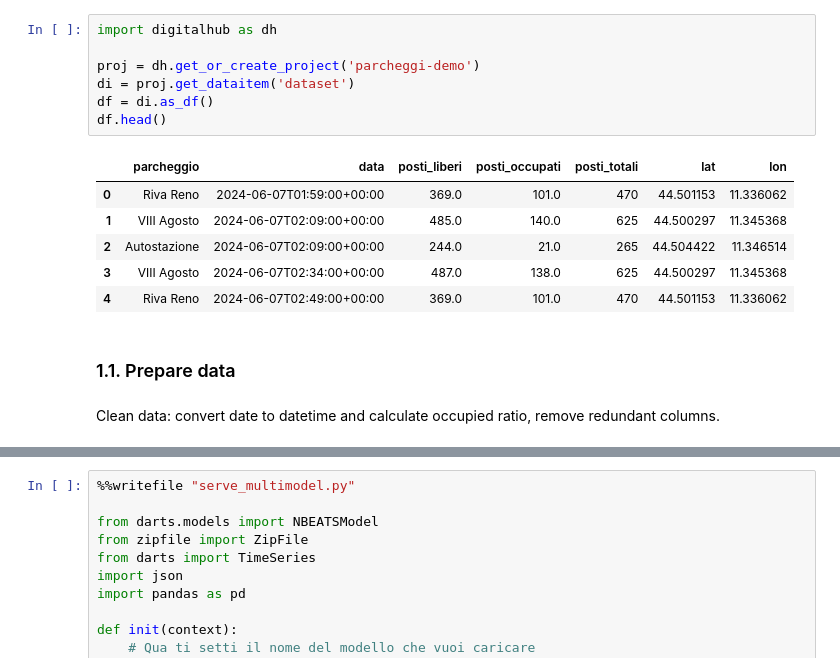
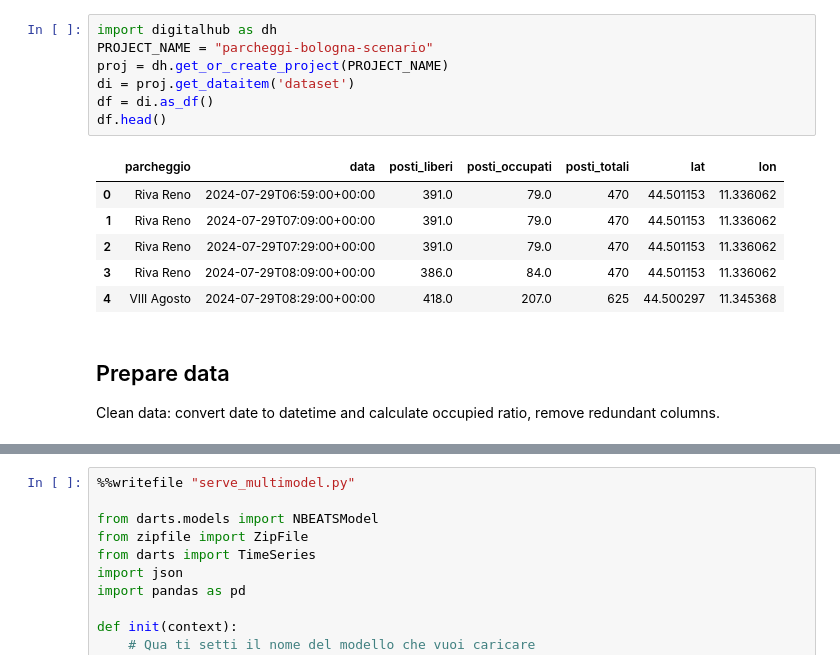
Before and after one commit to tn-aixpa/parkings-demo, a Jupyter notebook: parcheggi_ml.ipynb, the cells around one changed output, grey strips where cells are left out. Saved outputs shown, nothing was run; the diff lists cells and outputs as text.

```diff
--- a/parcheggi_ml.ipynb
+++ b/parcheggi_ml.ipynb
@@ -23,21 +132,20 @@ Requirement already satisfied: appdirs~=1.4.3 in /opt/conda/lib/python3.10/site-
 Note: you may need to restart the kernel to use updated packages.
 # %%
 import digitalhub as dh
-
-proj = dh.get_or_create_project('parcheggi-demo')
+PROJECT_NAME = "parcheggi-bologna-scenario"
+proj = dh.get_or_create_project(PROJECT_NAME)
 di = proj.get_dataitem('dataset')
 df = di.as_df()
 df.head()
 # %% [output]
 |  | parcheggio | data | posti_liberi | posti_occupati | posti_totali | lat | lon |
-| 0 | Riva Reno | 2024-06-07T01:59:00+00:00 | 369.0 | 101.0 | 470 | 44.501153 | 11.336062 |
-| 1 | VIII Agosto | 2024-06-07T02:09:00+00:00 | 485.0 | 140.0 | 625 | 44.500297 | 11.345368 |
-| 2 | Autostazione | 2024-06-07T02:09:00+00:00 | 244.0 | 21.0 | 265 | 44.504422 | 11.346514 |
-| 3 | VIII Agosto | 2024-06-07T02:34:00+00:00 | 487.0 | 138.0 | 625 | 44.500297 | 11.345368 |
-| 4 | Riva Reno | 2024-06-07T02:49:00+00:00 | 369.0 | 101.0 | 470 | 44.501153 | 11.336062 |
+| 0 | Riva Reno | 2024-07-29T06:59:00+00:00 | 391.0 | 79.0 | 470 | 44.501153 | 11.336062 |
+| 1 | Riva Reno | 2024-07-29T07:09:00+00:00 | 391.0 | 79.0 | 470 | 44.501153 | 11.336062 |
+| 2 | Riva Reno | 2024-07-29T07:29:00+00:00 | 391.0 | 79.0 | 470 | 44.501153 | 11.336062 |
+| 3 | Riva Reno | 2024-07-29T08:09:00+00:00 | 386.0 | 84.0 | 470 | 44.501153 | 11.336062 |
+| 4 | VIII Agosto | 2024-07-29T08:29:00+00:00 | 418.0 | 207.0 | 625 | 44.500297 | 11.345368 |
-# %% [markdown]
-### 1.1. Prepare data
 # %% [markdown]
+## Prepare data
 Clean data: convert date to datetime and calculate occupied ratio, remove redundant columns.
 # %%
 import datetime
```
Also changed, not shown: parts of 40 cells of this notebook, 8 other files.
